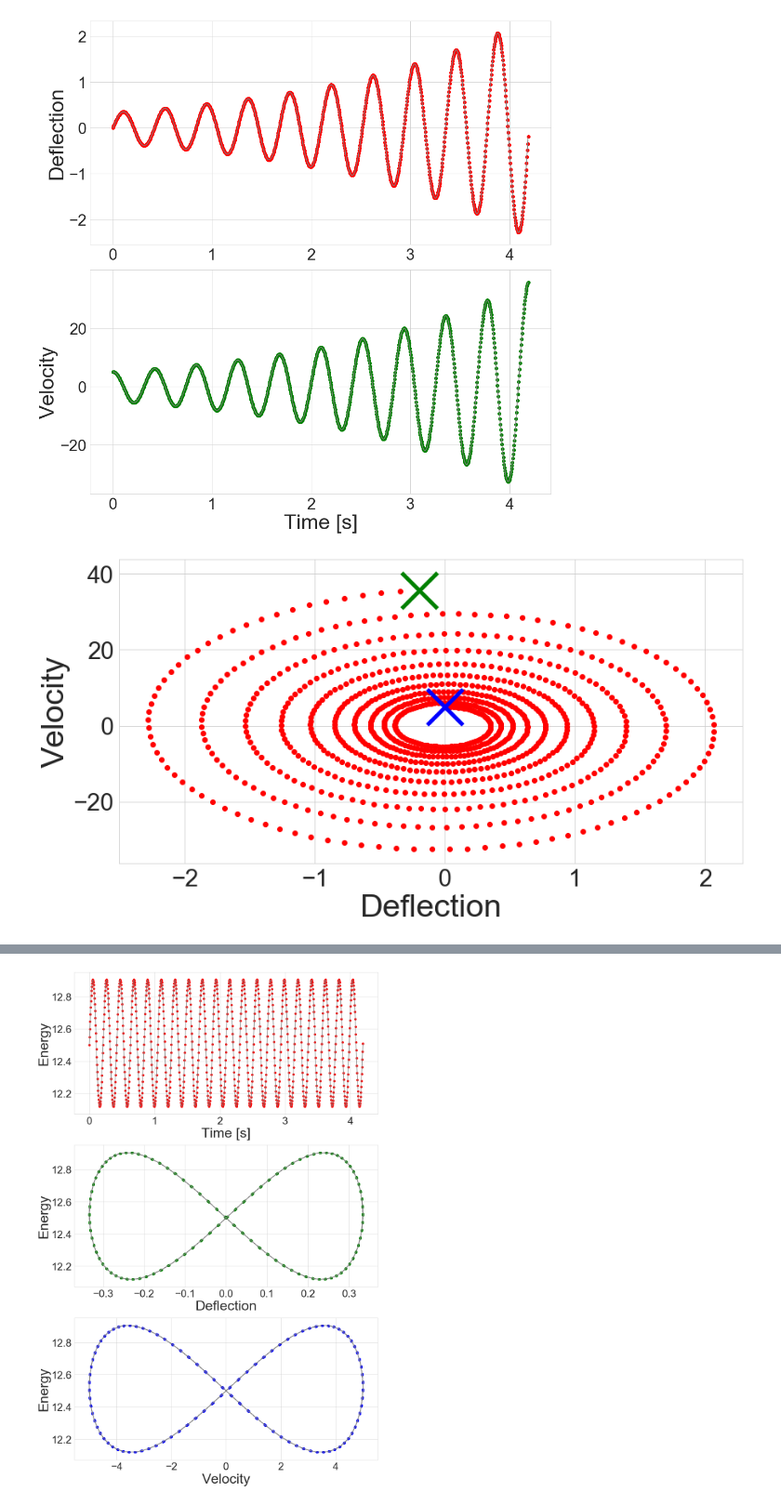
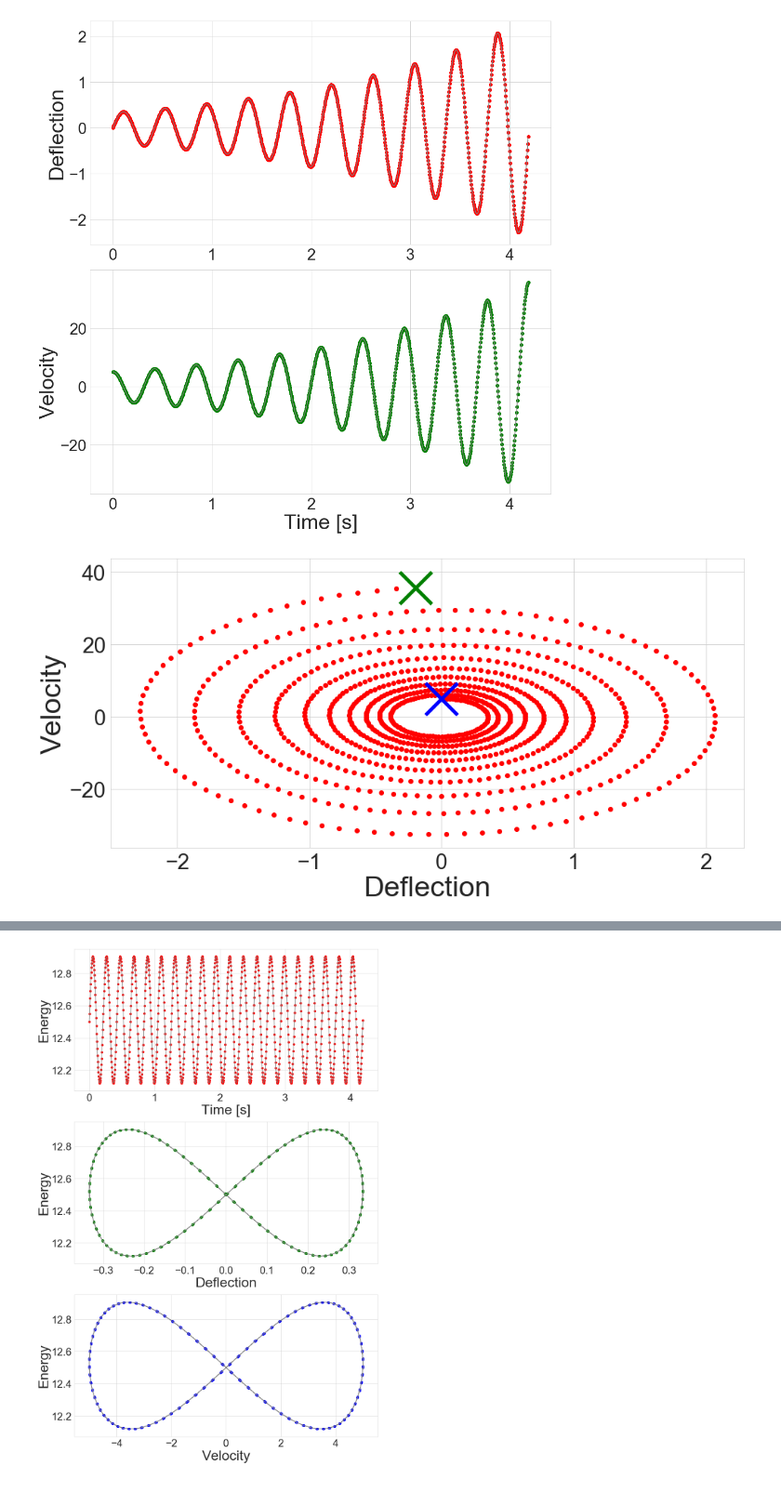
Before and after one commit to masterdesky/ELTE-comp-sim-2019, a Jupyter notebook: 1. Harmonic Oscillator/out/I. Harmonic Oscillator.ipynb, the cells around one changed output, grey strips where cells are left out. Shown at 93% size. Saved outputs shown, nothing was run; the diff lists cells and outputs as text; code cells hidden in the pictures.

```diff
--- a/1. Harmonic Oscillator/out/I. Harmonic Oscillator.ipynb
+++ b/1. Harmonic Oscillator/out/I. Harmonic Oscillator.ipynb
@@ -61,23 +61,24 @@ plt.show()
 # %%
 nrows = 1
 ncols = 1
 fig, axes = plt.subplots(nrows=nrows, ncols=ncols, figsize=(ncols*14, nrows*7))
 
 #axes.plot(data[::steps,1], data[::steps,2], color='grey')
 axes.scatter(data[::steps,1], data[::steps,2], color='red')
 
 axes.scatter(data[-1,1], data[-1,2], color='green', marker='x', s=2000, linewidth=5)
 axes.scatter(data[0,1], data[0,2], color='blue', marker='x', s=2000, linewidth=5)
 
 axes.set_xlabel('Deflection', fontsize=40)
 axes.set_ylabel('Velocity', fontsize=40)
 
 axes.tick_params(axis='both', which='major', labelsize=30)
 
+fig.tight_layout()
 plt.savefig('..\\Documentation\\src\\images\\def_vel_euler.eps', format='eps', dpi=1200)
 plt.show()
 # %% [output]
-[figure, old version]
+[figure, new version]
 # %%
 nrows = 2
 ncols = 1
```
Also changed, not shown: parts of 2 cells of this notebook, 5 other files.
